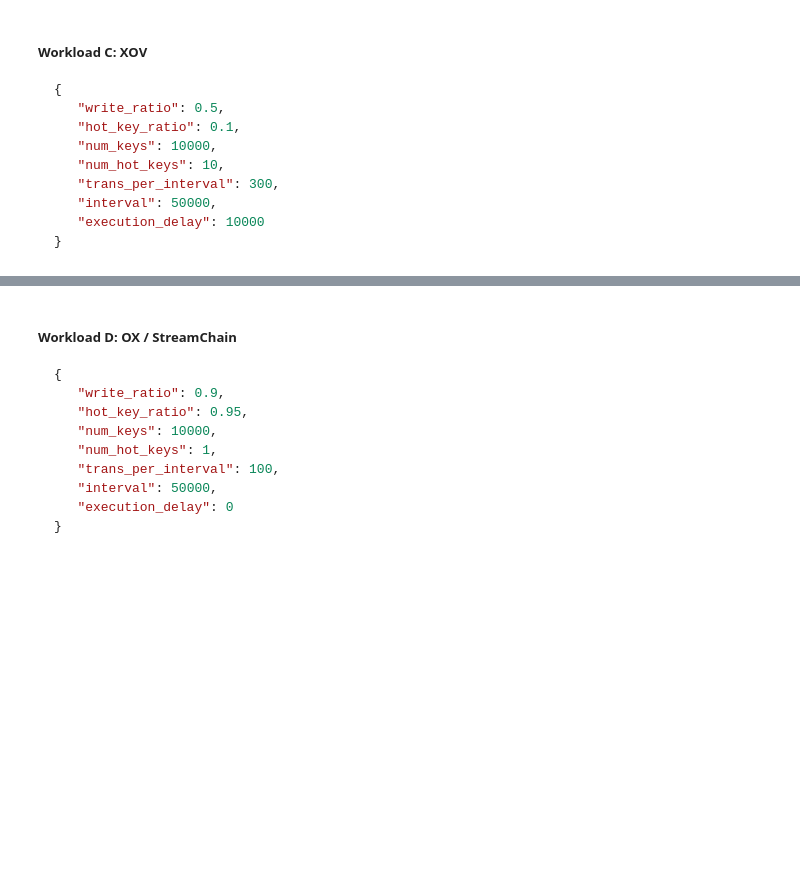
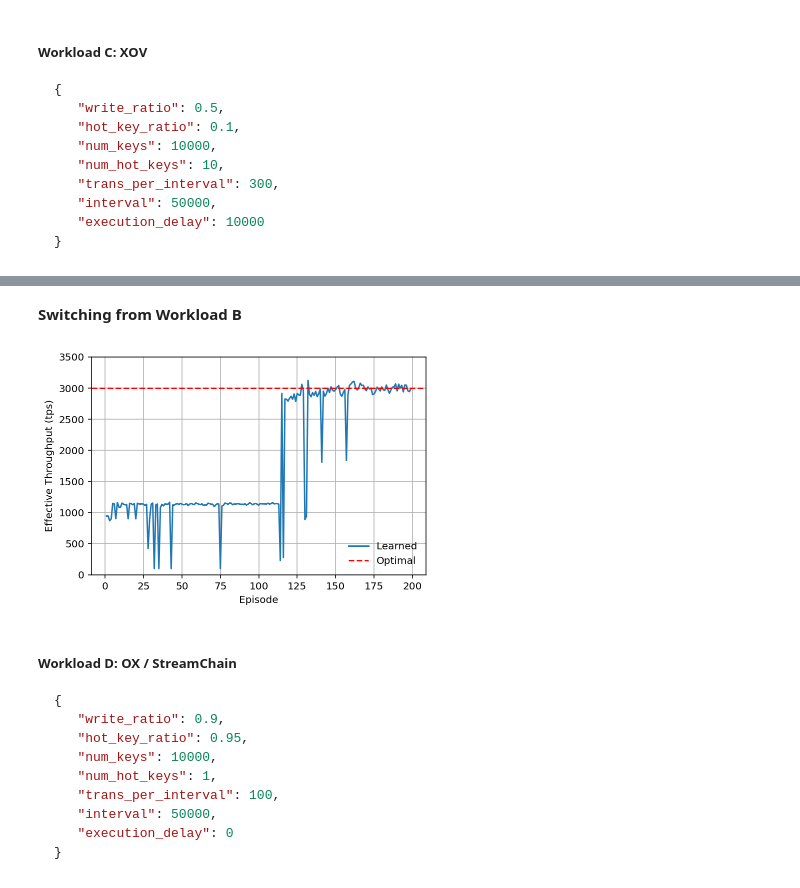
Before and after one commit to chenyuanwu/AdaChain, a Jupyter notebook: src/learning/evaluation.ipynb, the cells around one changed output, grey strips where cells are left out. Saved outputs shown, nothing was run; the diff lists cells and outputs as text; code cells hidden in the pictures; blank space fills up the shorter version.

````diff
--- a/src/learning/evaluation.ipynb
+++ b/src/learning/evaluation.ipynb
@@ -71,3 +85,9 @@ exp1_plot_throughput('ts_single_oxii.csv', 2000, 1450)
+# %% [markdown]
+**Switching from Workload B**
+# %%
+exp1_plot_throughput('ts_seed_xov.csv', 3500, 3000)
+# %% [output]
+[figure, added]
 # %% [markdown]
 ##### Workload D: OX / StreamChain
 ```json
````
Also changed, not shown: parts of 9 cells of this notebook, 5 other files.
